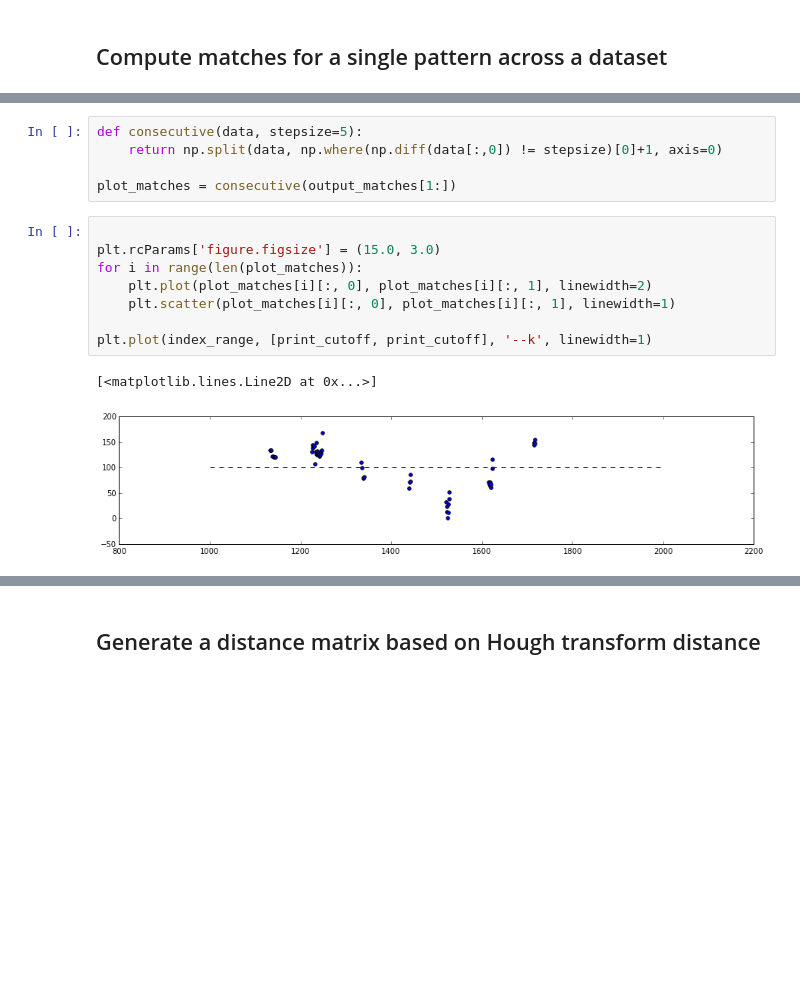
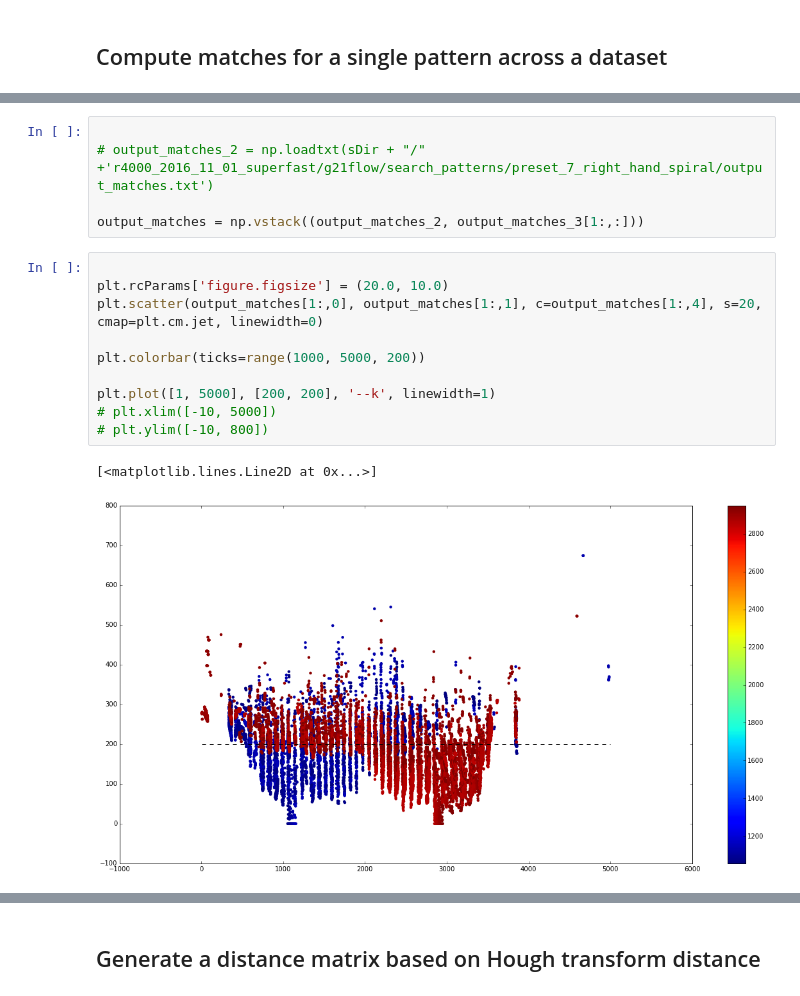
Before and after one commit to rachellevanger/image-tda-rayleigh-benard-convection, a Jupyter notebook: docs/ClassificationOfRBCDefectsSIFT.ipynb, the cells around one changed output, grey strips where cells are left out. Saved outputs shown, nothing was run; the diff lists cells and outputs as text; blank space fills up the shorter version.

```diff
--- a/docs/ClassificationOfRBCDefectsSIFT.ipynb
+++ b/docs/ClassificationOfRBCDefectsSIFT.ipynb
@@ -481,16 +543,18 @@ for t2 in range(index_range[0],index_range[1]):
-# %%
-def consecutive(data, stepsize=5):
-    return np.split(data, np.where(np.diff(data[:,0]) != stepsize)[0]+1, axis=0)
-
-plot_matches = consecutive(output_matches[1:])
-# %%
-
-plt.rcParams['figure.figsize'] = (15.0, 3.0)
-for i in range(len(plot_matches)):
-    plt.plot(plot_matches[i][:, 0], plot_matches[i][:, 1], linewidth=2)
-    plt.scatter(plot_matches[i][:, 0], plot_matches[i][:, 1], linewidth=1)
-
-plt.plot(index_range, [print_cutoff, print_cutoff], '--k', linewidth=1)
-# %% [output]
-[<matplotlib.lines.Line2D at 0x...>]
-[figure, removed]
+# %%
+
+# output_matches_2 = np.loadtxt(sDir + "/" +'r4000_2016_11_01_superfast/g21flow/search_patterns/preset_7_right_hand_spiral/output_matches.txt')
+
+output_matches = np.vstack((output_matches_2, output_matches_3[1:,:]))
+# %%
+
+plt.rcParams['figure.figsize'] = (20.0, 10.0)
+plt.scatter(output_matches[1:,0], output_matches[1:,1], c=output_matches[1:,4], s=20, cmap=plt.cm.jet, linewidth=0)
+
+plt.colorbar(ticks=range(1000, 5000, 200))
+
+plt.plot([1, 5000], [200, 200], '--k', linewidth=1)
+# plt.xlim([-10, 5000])
+# plt.ylim([-10, 800])
+# %% [output]
+[<matplotlib.lines.Line2D at 0x...>]
+[figure, added]
```
Also changed, not shown: parts of 19 cells of this notebook, 4 other files.
